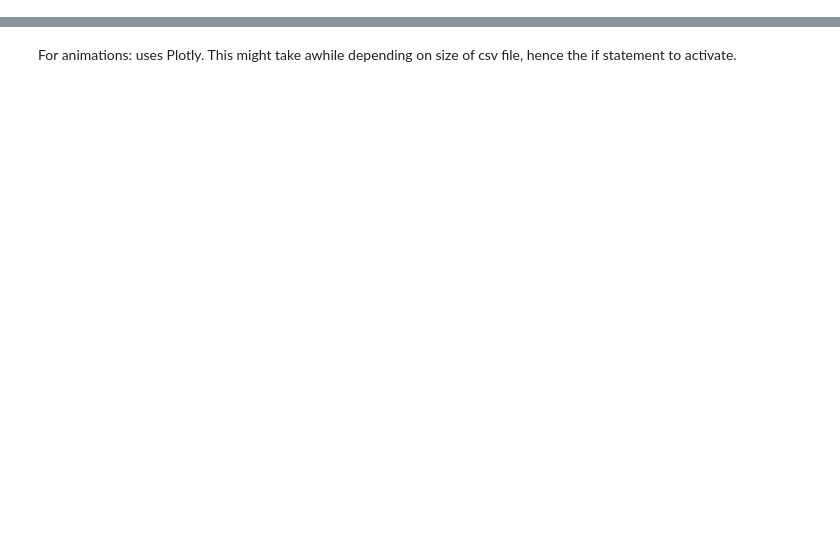
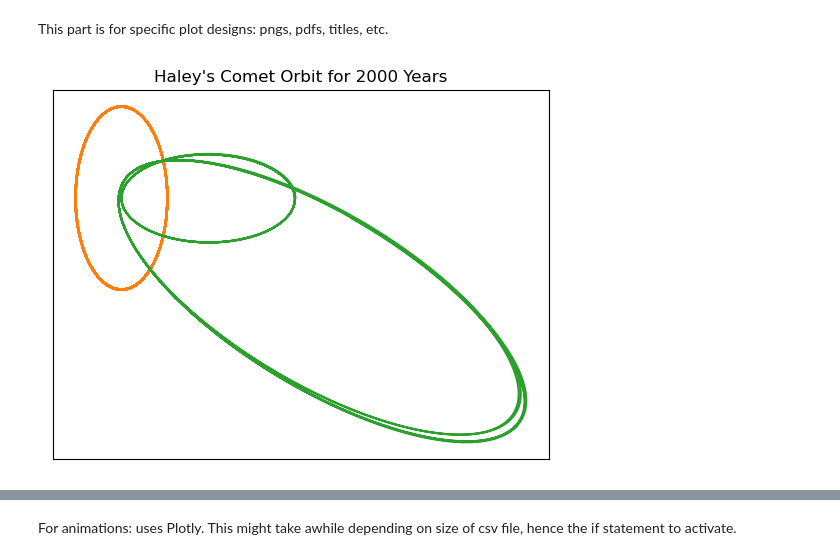
Before and after one commit to ZefCo/OrbitProject_v2, a Jupyter notebook: CPythonGraph.ipynb, the cells around one changed output, grey strips where cells are left out. Drawn from its saved outputs; the diff is of its cells as text; code cells hidden in the pictures; blank space fills up the shorter version.

```diff
--- a/CPythonGraph.ipynb
+++ b/CPythonGraph.ipynb
@@ -18,10 +18,14 @@ pandas.options.plotting.backend = "plotly"
 
 cwd = pathlib.Path.cwd()
 
+output_static = True
+output_static_title = "Haley's Comet Orbit for 2000 Years"
+output_static_filename = "HalyeComet2000.png"
+
 # It can take a while to output the animation, and these files can be quit large (75 years created a 123 mb file and took about 30 minutes to produce)
-# They output to an html file that can be opened by any internet browser. They can also take a while to open because of their size, and might slow the browser down.
-output_animation = True
-output_animation_filename = "Voyager.html"
+# They output to an html file that can be opened by any internet browser. They can also take a while to open because of their size, and might not even be openable.
+output_animation = False
+output_animation_filename = "DualEarths.html"
 # %%
 c_data = pandas.read_csv(str(cwd / "Orbit_Table.csv"), header = 0)
 c_data = c_data.set_index("N")
@@ -42,3 +46,25 @@ plt.show()
+# %% [markdown]
+This part is for specific plot designs: pngs, pdfs, titles, etc.
+# %%
+
+if output_static:
+    bodies = tuple(c_data.columns)
+    for c in range(int(c_data.shape[1] / 2)):
+        x_data = c_data.iloc[:, 2*c]
+        y_data = c_data.iloc[:, 2*c + 1]
+        # print(re.split("_", bodies[2*c])[0])
+        plt.plot(x_data, y_data, label = re.split("_", bodies[2*c])[0])
+
+    # plt.legend()
+    ax = plt.gca()
+    ax.get_xaxis().set_visible(False)
+    ax.get_yaxis().set_visible(False)
+    plt.title(output_static_title)
+    # plt.show()
+
+    plt.savefig(output_static_filename)
+# %% [output]
+[figure, added]
 # %%
 
 
```
Also changed, not shown: parts of 4 cells of this notebook, 9 other files.
